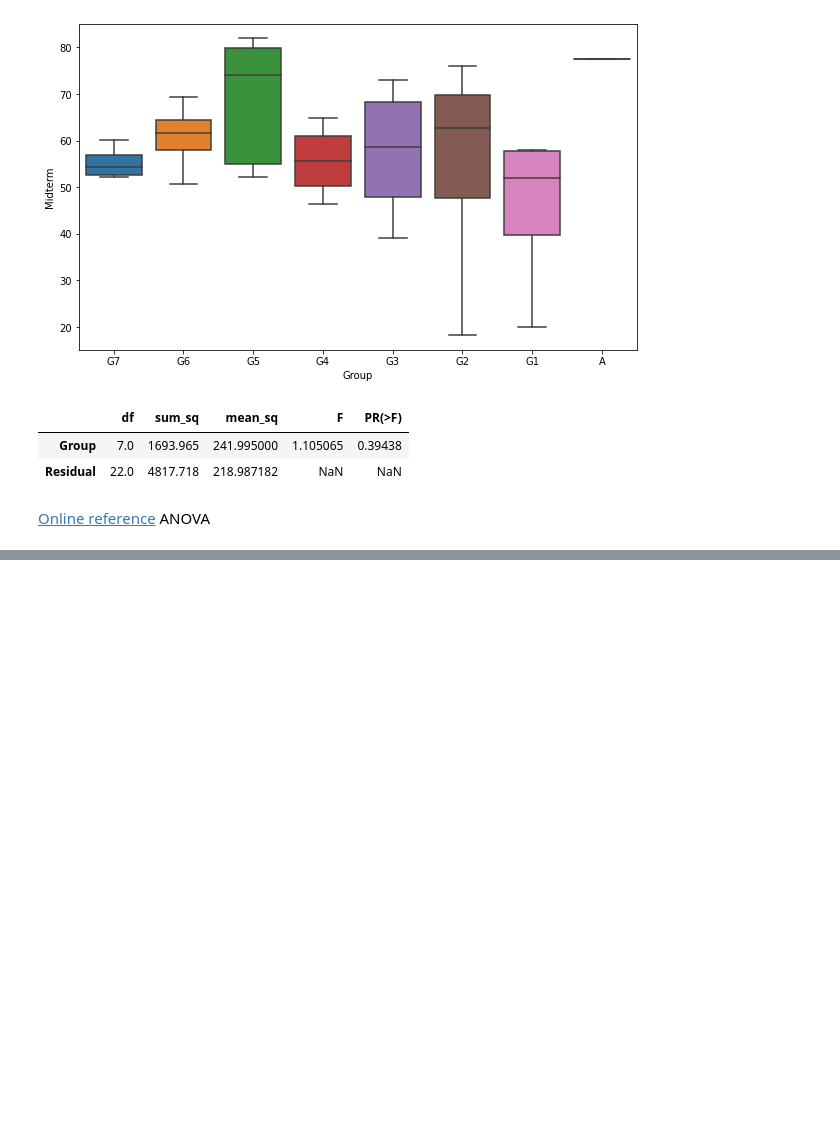
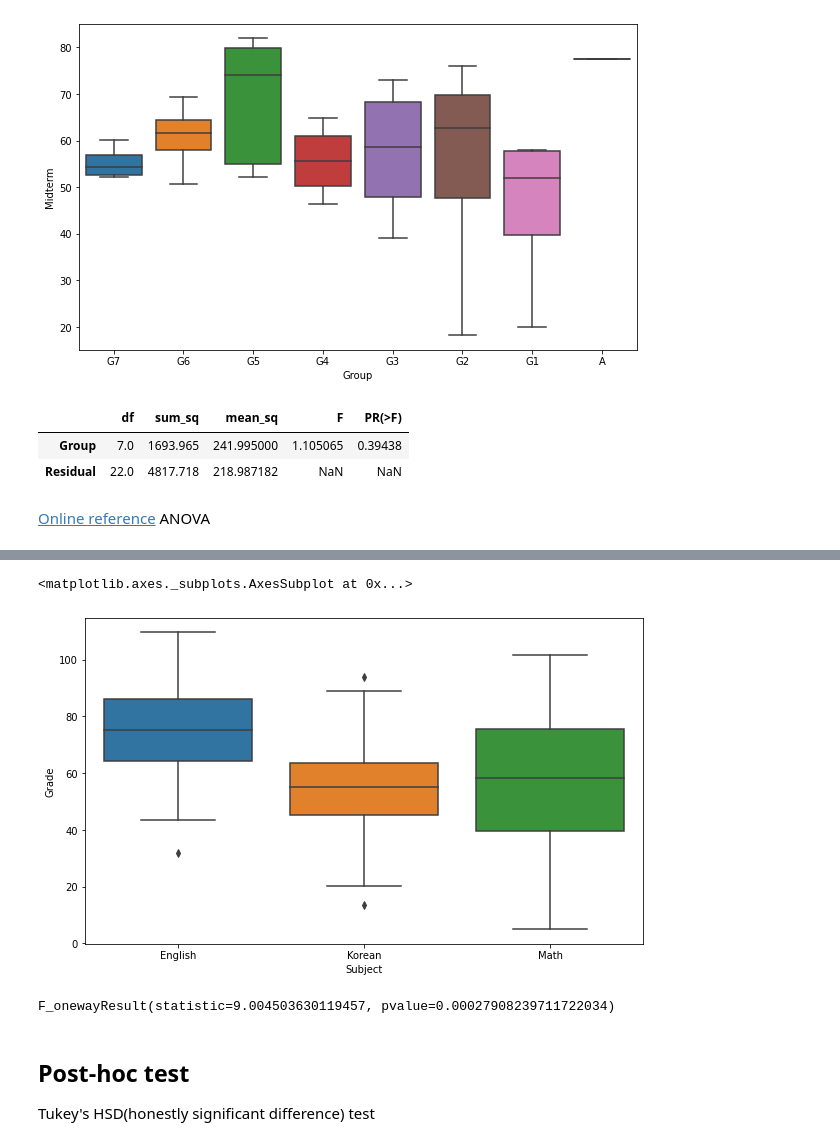
Before and after one commit to MK316/Fall2022, a Jupyter notebook: session05.ipynb, the cells around one changed output, grey strips where cells are left out. Cells and saved outputs as stored; diff of their text form; code cells hidden in the pictures; blank space fills up the shorter version.

```diff
--- a/session05.ipynb
+++ b/session05.ipynb
@@ -160,0 +336,14 @@ sm.stats.anova_lm(model, typ=1)
+# %%
+# Boxplot
+sns.boxplot(x='Subject', y='Grade', data=data5)
+# %% [output]
+<matplotlib.axes._subplots.AxesSubplot at 0x...>
+[figure, added]
+# %%
+stats.f_oneway(kor, eng, math)
+# %% [output]
+F_onewayResult(statistic=9.004503630119457, pvalue=0.00027908239711722034)
+# %% [markdown]
+## Post-hoc test
+
+Tukey's HSD(honestly significant difference) test
```
Also changed, not shown: parts of 53 cells of this notebook.
